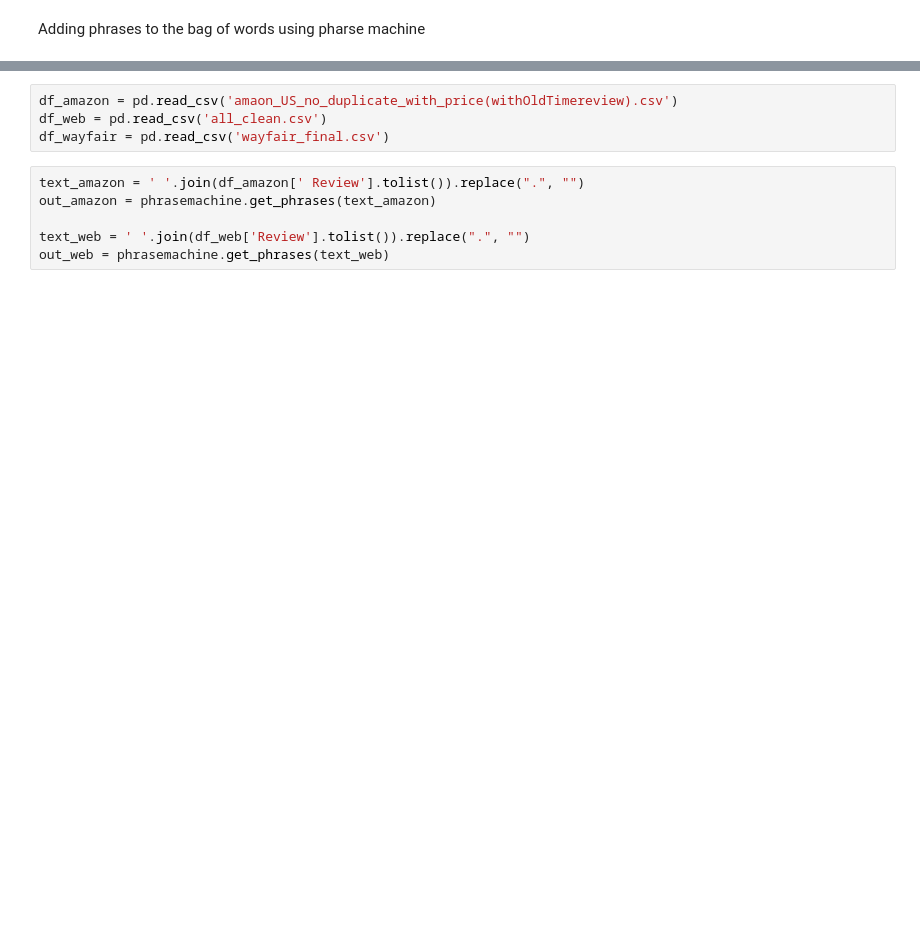
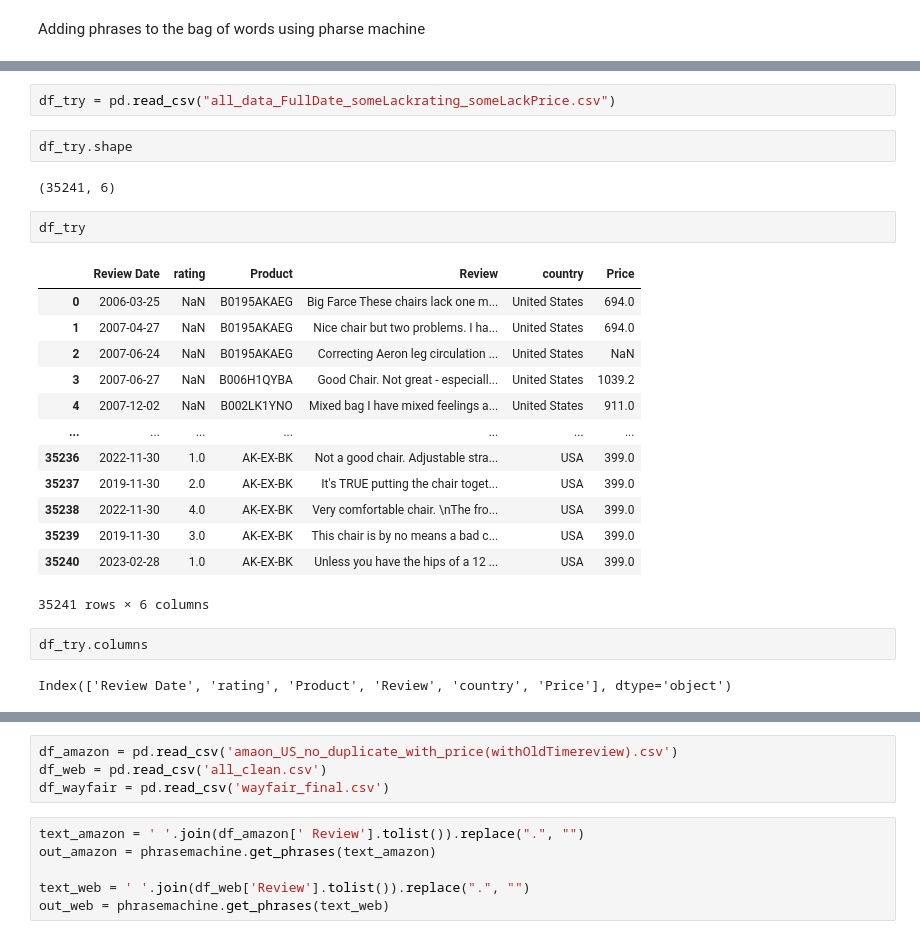
Before and after one commit to yufei-ilariahuang/Ergonomics-Chair-project, a Jupyter notebook: pharsemachine_try.ipynb, the cells around one changed output, grey strips where cells are left out. Cells and saved outputs as stored; diff of their text form; blank space fills up the shorter version.

```diff
--- a/pharsemachine_try.ipynb
+++ b/pharsemachine_try.ipynb
@@ -112,0 +398,26 @@ defaultdict(int,
+# %%
+df_try = pd.read_csv("all_data_FullDate_someLackrating_someLackPrice.csv")
+# %%
+df_try.shape
+# %% [output]
+(35241, 6)
+# %%
+df_try
+# %% [output]
+|  | Review Date | rating | Product | Review | country | Price |
+| 0 | 2006-03-25 | NaN | B0195AKAEG | Big Farce These chairs lack one m... | United States | 694.0 |
+| 1 | 2007-04-27 | NaN | B0195AKAEG | Nice chair but two problems. I ha... | United States | 694.0 |
+| 2 | 2007-06-24 | NaN | B0195AKAEG | Correcting Aeron leg circulation ... | United States | NaN |
+| 3 | 2007-06-27 | NaN | B006H1QYBA | Good Chair. Not great - especiall... | United States | 1039.2 |
+| 4 | 2007-12-02 | NaN | B002LK1YNO | Mixed bag I have mixed feelings a... | United States | 911.0 |
+| ... | ... | ... | ... | ... | ... | ... |
+| 35236 | 2022-11-30 | 1.0 | AK-EX-BK | Not a good chair. Adjustable stra... | USA | 399.0 |
+| 35237 | 2019-11-30 | 2.0 | AK-EX-BK | It's TRUE putting the chair toget... | USA | 399.0 |
+| 35238 | 2022-11-30 | 4.0 | AK-EX-BK | Very comfortable chair. \nThe fro... | USA | 399.0 |
+| 35239 | 2019-11-30 | 3.0 | AK-EX-BK | This chair is by no means a bad c... | USA | 399.0 |
+| 35240 | 2023-02-28 | 1.0 | AK-EX-BK | Unless you have the hips of a 12 ... | USA | 399.0 |
+35241 rows × 6 columns
+# %%
+df_try.columns
+# %% [output]
+Index(['Review Date', 'rating', 'Product', 'Review', 'country', 'Price'], dtype='object')
```
Also changed, not shown: parts of 25 cells of this notebook.
